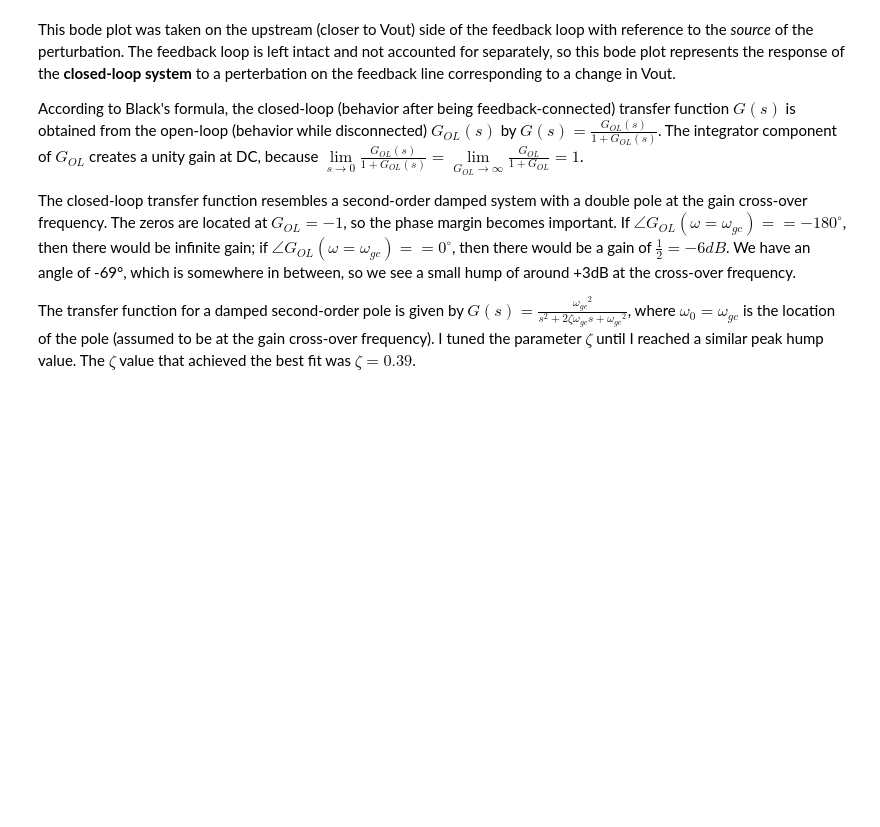
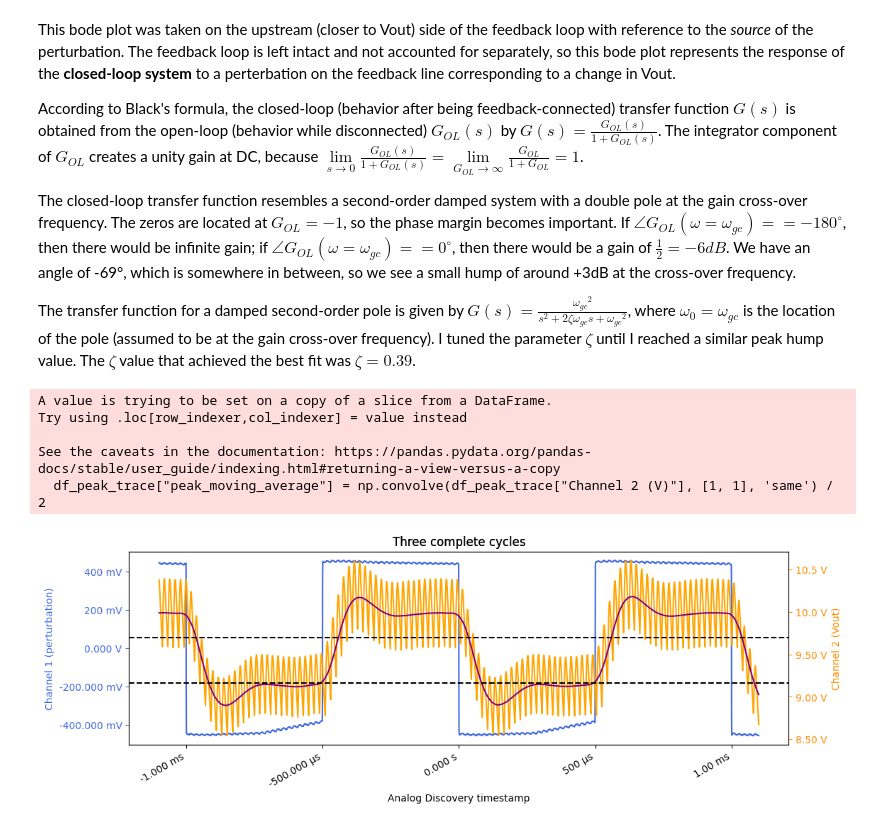
Before and after one commit to ianeyk/power-electronics, a Jupyter notebook: Lab 10/Lab10_report.ipynb, the cells around one changed output. Drawn from its saved outputs; the diff is of its cells as text; code cells hidden in the pictures; blank space fills up the shorter version.

Commit message:
smoothed ripple

```diff
--- a/Lab 10/Lab10_report.ipynb
+++ b/Lab 10/Lab10_report.ipynb
@@ -211,3 +210,45 @@ According to Black's formula, the closed-loop (behavior after being feedback-con
 The closed-loop transfer function resembles a second-order damped system with a double pole at the gain cross-over frequency. The zeros are located at $G_{OL} = -1$, so the phase margin becomes important. If $\angle{G_{OL}(\omega = \omega_{gc})} == -180^{\circ}$, then there would be infinite gain; if $\angle{G_{OL}(\omega = \omega_{gc})} == 0^{\circ}$, then there would be a gain of $\frac{1}{2} = -6dB$. We have an angle of -69°, which is somewhere in between, so we see a small hump of around +3dB at the cross-over frequency.
 
 The transfer function for a damped second-order pole is given by $G(s) = \frac{{\omega_{gc}}^2}{s^2 + 2 \zeta \omega_{gc} s + {\omega_{gc}}^2}$, where $\omega_0 = \omega_{gc}$ is the location of the pole (assumed to be at the gain cross-over frequency). I tuned the parameter $\zeta$ until I reached a similar peak hump value. The $\zeta$ value that achieved the best fit was $\zeta = 0.39$.
+# %%
+df_step_response = pd.read_csv("bode_plots/step-resp.csv")
+# print(df_step_response.head(5))
+
+def moving_average(x, w):
+    w = int(w / 2) * 2
+    convolution = np.convolve(x, np.ones(w), 'full') / w
+    return convolution[int(w/2):-int(w/2)+1]
+
+df_step_response["Channel 2 (V)"] = df_step_response["Channel 2 (V)"] # + 9.7 # V
+# df_step_response["Ch2_moving_average"] = moving_average(df_step_response["Channel 2 (V)"], 200) # old method with still some ripple
+
+peak_idx = find_peaks(df_step_response["Channel 2 (V)"])[0]
+trough_idx = find_peaks(-df_step_response["Channel 2 (V)"])[0]
+df_peak_trace = df_step_response.iloc[np.sort(np.concatenate((peak_idx, trough_idx)))]
+df_peak_trace["peak_moving_average"] = np.convolve(df_peak_trace["Channel 2 (V)"], [1, 1], 'same') / 2
+df_step_response["Ch2_moving_average"] = moving_average(np.interp(df_step_response["Time (s)"], df_peak_trace["Time (s)"], df_peak_trace["peak_moving_average"]), 100)
+
+df_zoom = df_step_response[(df_step_response["Time (s)"] > -1.1e-3) & (df_step_response["Time (s)"] < 1.1e-3)]
+# df_peak_trace_zoom = df_peak_trace_2[(df_peak_trace_2["Time (s)"] > -1.1e-3) & (df_peak_trace_2["Time (s)"] < 1.1e-3)]
+
+fig, (ax1_left) = plt.subplots(nrows = 1, ncols = 1, sharex = False, sharey = True, figsize = (12, 4))
+ax1_right = ax1_left.twinx()
+fig.autofmt_xdate()
+helper.axes_labels("Analog Discovery timestamp", "s", "Channel 1 (perturbation)", "V", title = "Three complete cycles", ax = ax1_left)
+helper.axes_labels("Analog Discovery timestamp", "s", "Channel 2 (Vout)", "V", title = "Three complete cycles", ax = ax1_right)
+ax1_left.plot(df_zoom["Time (s)"], -df_zoom["Channel 1 (V)"], color = "royalblue", label = "Channel 1 (perturbation)")
+ax1_right.plot(df_zoom["Time (s)"], -df_zoom["Channel 2 (V)"], color = "orange", label = "Channel 2 (Vout)")
+ax1_right.plot(df_zoom["Time (s)"], -df_zoom["Ch2_moving_average"], color = "purple", label = "Channel 2 (Vout)")
+ax1_right.axhline(y = 9.16, linestyle = "dashed", color = "black")
+ax1_right.axhline(y = 9.7, linestyle = "dashed", color = "black")
+ax1_left.yaxis.label.set_color('royalblue')
+ax1_left.tick_params(axis='y', colors='royalblue')
+ax1_right.tick_params(axis='y', colors='darkorange')
+ax1_right.yaxis.label.set_color('darkorange')
+# %% [output]
+A value is trying to be set on a copy of a slice from a DataFrame.
+Try using .loc[row_indexer,col_indexer] = value instead
+
+See the caveats in the documentation: https://pandas.pydata.org/pandas-docs/stable/user_guide/indexing.html#returning-a-view-versus-a-copy
+  df_peak_trace["peak_moving_average"] = np.convolve(df_peak_trace["Channel 2 (V)"], [1, 1], 'same') / 2
+[figure, added]
```
Also changed, not shown: parts of 1 cell of this notebook.
